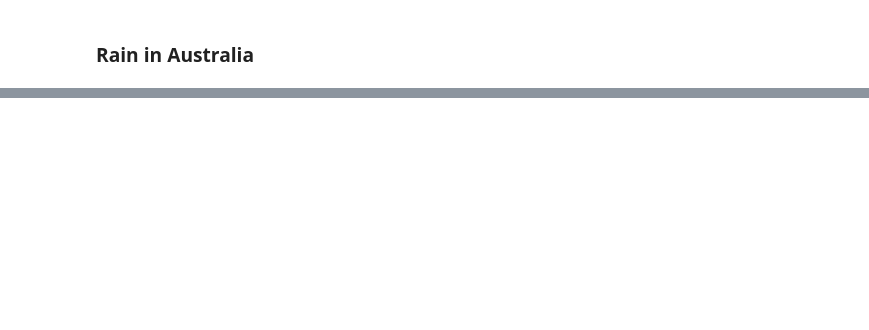
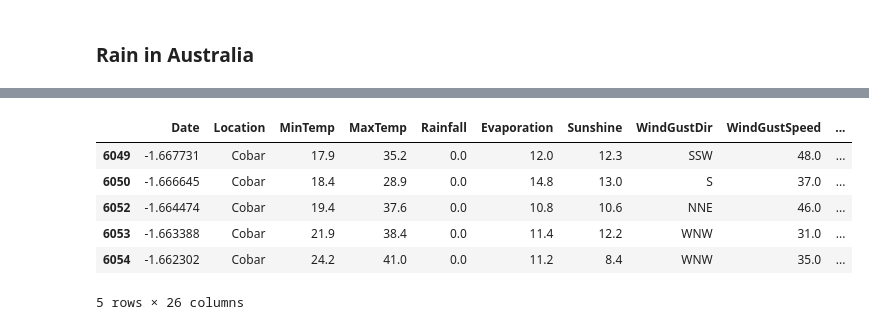
Before and after one commit to Lekolas01/g3-rain_in_australia, a Jupyter notebook: rain.ipynb, the cells around one changed output, grey strips where cells are left out. Drawn from its saved outputs; the diff is of its cells as text; code cells hidden in the pictures; blank space fills up the shorter version.

```diff
--- a/rain.ipynb
+++ b/rain.ipynb
@@ -77,0 +137,10 @@ KeyboardInterrupt:
+# %%
+df.head()
+# %% [output]
+|  | Date | Location | MinTemp | MaxTemp | Rainfall | Evaporation | Sunshine | WindGustDir | WindGustSpeed | ... |
+| 6049 | -1.667731 | Cobar | 17.9 | 35.2 | 0.0 | 12.0 | 12.3 | SSW | 48.0 | ... |
+| 6050 | -1.666645 | Cobar | 18.4 | 28.9 | 0.0 | 14.8 | 13.0 | S | 37.0 | ... |
+| 6052 | -1.664474 | Cobar | 19.4 | 37.6 | 0.0 | 10.8 | 10.6 | NNE | 46.0 | ... |
+| 6053 | -1.663388 | Cobar | 21.9 | 38.4 | 0.0 | 11.4 | 12.2 | WNW | 31.0 | ... |
+| 6054 | -1.662302 | Cobar | 24.2 | 41.0 | 0.0 | 11.2 | 8.4 | WNW | 35.0 | ... |
+5 rows × 26 columns
```
Also changed, not shown: parts of 18 cells of this notebook.
